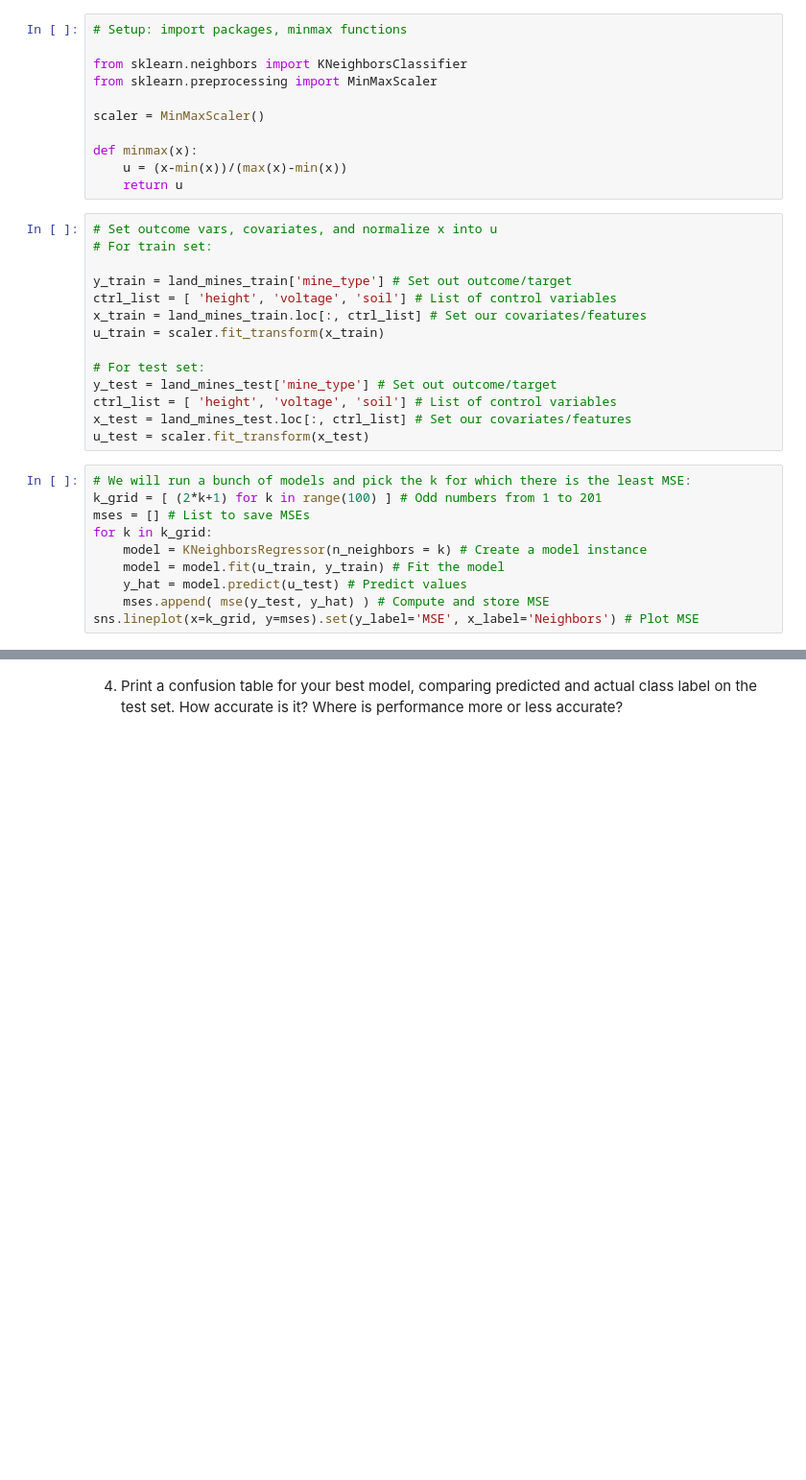
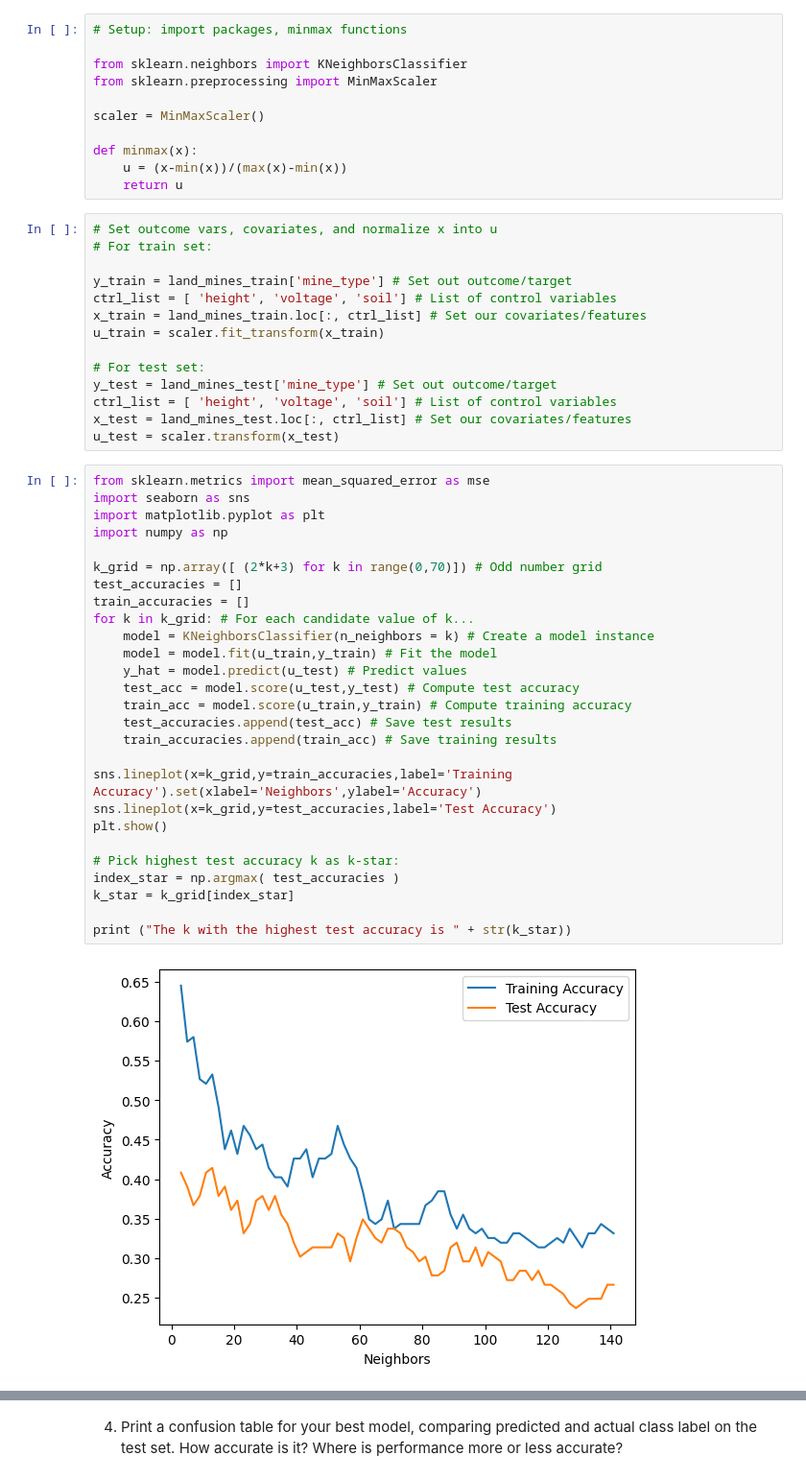
Before and after one commit to calvinpan1/ds3001_assignments, a Jupyter notebook: 02_assignment_knn.ipynb, the cells around one changed output, grey strips where cells are left out. Shown at 96% size. Saved outputs shown, nothing was run; the diff lists cells and outputs as text; blank space fills up the shorter version.

```diff
--- a/02_assignment_knn.ipynb
+++ b/02_assignment_knn.ipynb
@@ -123,15 +122,33 @@ u_train = scaler.fit_transform(x_train)
 y_test = land_mines_test['mine_type'] # Set out outcome/target
 ctrl_list = [ 'height', 'voltage', 'soil'] # List of control variables
 x_test = land_mines_test.loc[:, ctrl_list] # Set our covariates/features
-u_test = scaler.fit_transform(x_test)
+u_test = scaler.transform(x_test)
 # %%
-# We will run a bunch of models and pick the k for which there is the least MSE:
-k_grid = [ (2*k+1) for k in range(100) ] # Odd numbers from 1 to 201
-mses = [] # List to save MSEs
-for k in k_grid:
-    model = KNeighborsRegressor(n_neighbors = k) # Create a model instance
-    model = model.fit(u_train, y_train) # Fit the model
+from sklearn.metrics import mean_squared_error as mse
+import seaborn as sns
+import matplotlib.pyplot as plt
+import numpy as np
+
+k_grid = np.array([ (2*k+3) for k in range(0,70)]) # Odd number grid
+test_accuracies = []
+train_accuracies = []
+for k in k_grid: # For each candidate value of k...
+    model = KNeighborsClassifier(n_neighbors = k) # Create a model instance
+    model = model.fit(u_train,y_train) # Fit the model
     y_hat = model.predict(u_test) # Predict values
-    mses.append( mse(y_test, y_hat) ) # Compute and store MSE
-sns.lineplot(x=k_grid, y=mses).set(y_label='MSE', x_label='Neighbors') # Plot MSE
+    test_acc = model.score(u_test,y_test) # Compute test accuracy
+    train_acc = model.score(u_train,y_train) # Compute training accuracy
+    test_accuracies.append(test_acc) # Save test results
+    train_accuracies.append(train_acc) # Save training results
+
+sns.lineplot(x=k_grid,y=train_accuracies,label='Training Accuracy').set(xlabel='Neighbors',ylabel='Accuracy')
+sns.lineplot(x=k_grid,y=test_accuracies,label='Test Accuracy')
+plt.show()
+
+# Pick highest test accuracy k as k-star:
+index_star = np.argmax( test_accuracies )
+k_star = k_grid[index_star]
+
+print ("The k with the highest test accuracy is " + str(k_star))
 # %% [output]
+[figure, added]
```
Also changed, not shown: parts of 43 cells of this notebook.
